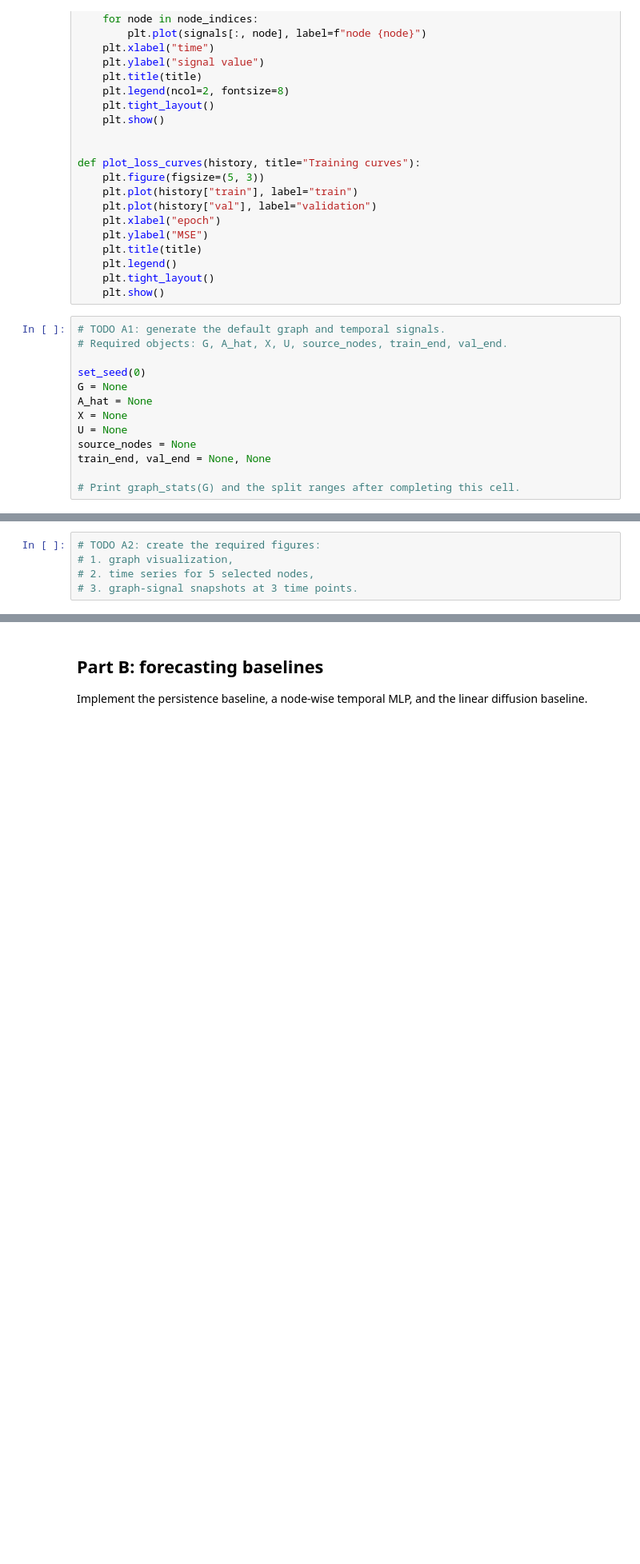
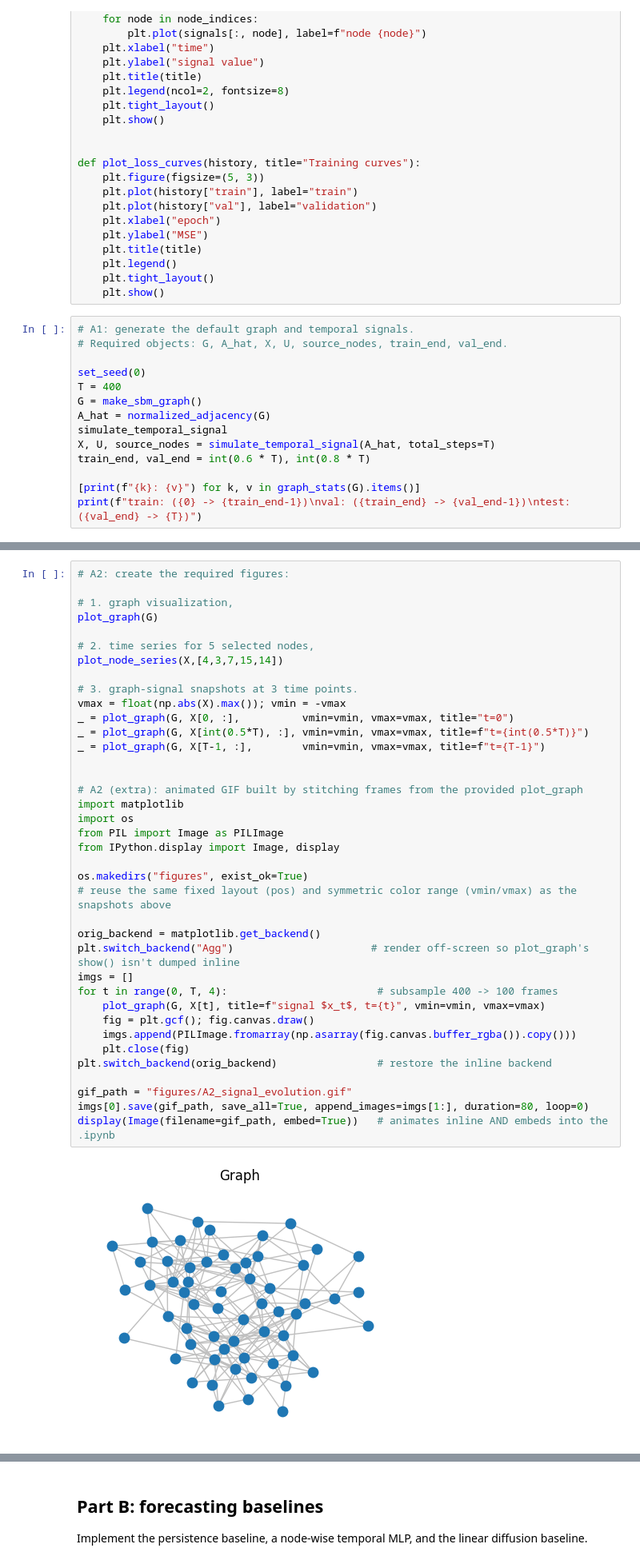
Before and after one commit to yachilT/Learning-On-Graphs, a Jupyter notebook: hw2/hw2 skeleton.ipynb, the cells around one changed output, grey strips where cells are left out. Shown at 80% size. Cells and saved outputs as stored; diff of their text form; blank space fills up the shorter version.

```diff
--- a/hw2/hw2 skeleton.ipynb
+++ b/hw2/hw2 skeleton.ipynb
@@ -157,15 +159,16 @@ def plot_loss_curves(history, title="Training curves"):
     plt.tight_layout()
     plt.show()
 # %%
-# TODO A1: generate the default graph and temporal signals.
+# A1: generate the default graph and temporal signals.
 # Required objects: G, A_hat, X, U, source_nodes, train_end, val_end.
 
 set_seed(0)
-G = None
-A_hat = None
-X = None
-U = None
-source_nodes = None
-train_end, val_end = None, None
+T = 400
+G = make_sbm_graph()
+A_hat = normalized_adjacency(G)
+simulate_temporal_signal
+X, U, source_nodes = simulate_temporal_signal(A_hat, total_steps=T)
+train_end, val_end = int(0.6 * T), int(0.8 * T)
 
-# Print graph_stats(G) and the split ranges after completing this cell.
+[print(f"{k}: {v}") for k, v in graph_stats(G).items()]
+print(f"train: ({0} -> {train_end-1})\nval: ({train_end} -> {val_end-1})\ntest: ({val_end} -> {T})")
@@ -172,5 +184,40 @@ train_end, val_end = None, None
 # %%
-# TODO A2: create the required figures:
+# A2: create the required figures:
+
 # 1. graph visualization,
+plot_graph(G)
+
 # 2. time series for 5 selected nodes,
+plot_node_series(X,[4,3,7,15,14])
+
 # 3. graph-signal snapshots at 3 time points.
+vmax = float(np.abs(X).max()); vmin = -vmax
+_ = plot_graph(G, X[0, :],          vmin=vmin, vmax=vmax, title="t=0")
+_ = plot_graph(G, X[int(0.5*T), :], vmin=vmin, vmax=vmax, title=f"t={int(0.5*T)}")
+_ = plot_graph(G, X[T-1, :],        vmin=vmin, vmax=vmax, title=f"t={T-1}")
+
+
+# A2 (extra): animated GIF built by stitching frames from the provided plot_graph
+import matplotlib
+import os
+from PIL import Image as PILImage
+from IPython.display import Image, display
+
+os.makedirs("figures", exist_ok=True)
+# reuse the same fixed layout (pos) and symmetric color range (vmin/vmax) as the snapshots above
+
+orig_backend = matplotlib.get_backend()
+plt.switch_backend("Agg")                      # render off-screen so plot_graph's show() isn't dumped inline
+imgs = []
+for t in range(0, T, 4):                        # subsample 400 -> 100 frames
+    plot_graph(G, X[t], title=f"signal $x_t$, t={t}", vmin=vmin, vmax=vmax)
+    fig = plt.gcf(); fig.canvas.draw()
+    imgs.append(PILImage.fromarray(np.asarray(fig.canvas.buffer_rgba()).copy()))
+    plt.close(fig)
+plt.switch_backend(orig_backend)                # restore the inline backend
+
+gif_path = "figures/A2_signal_evolution.gif"
+imgs[0].save(gif_path, save_all=True, append_images=imgs[1:], duration=80, loop=0)
+display(Image(filename=gif_path, embed=True))   # animates inline AND embeds into the .ipynb
+# %% [output]
+[figure, added]
```
Also changed, not shown: parts of 20 cells of this notebook, 2 other files.
